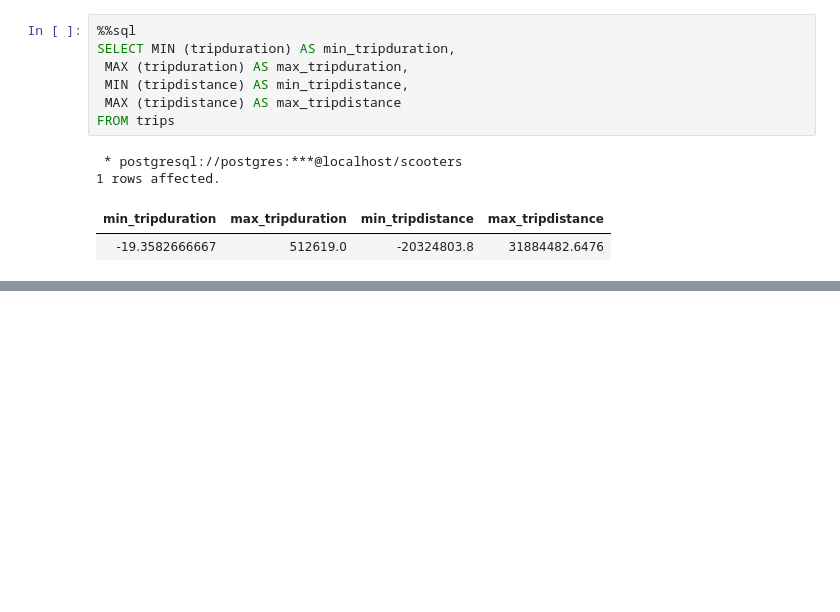
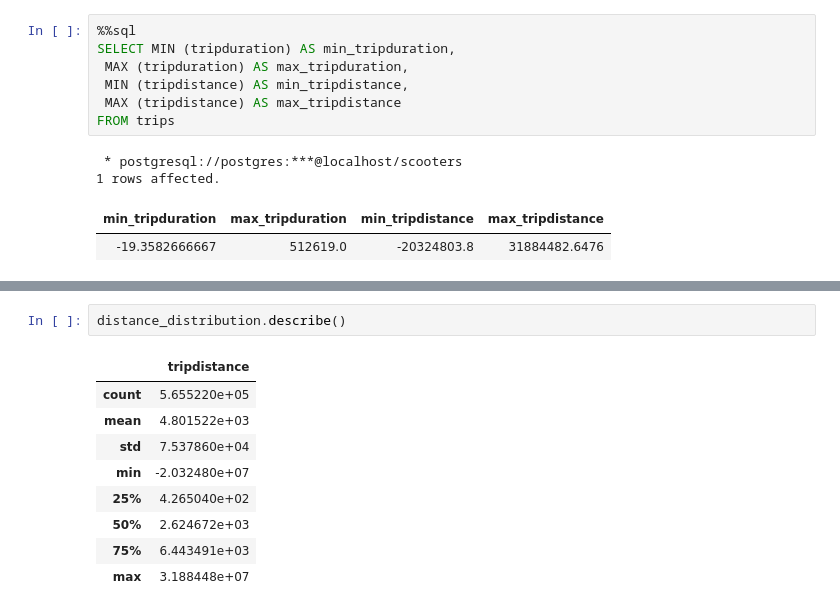
Before and after one commit to NSS-Data-Analytics-Cohort-10/scooters-group-2, a Jupyter notebook: notebooks/scooters1.ipynb, the cells around one changed output, grey strips where cells are left out. Cells and saved outputs as stored; diff of their text form; blank space fills up the shorter version.

```diff
--- a/notebooks/scooters1.ipynb
+++ b/notebooks/scooters1.ipynb
@@ -131,0 +149,12 @@ FROM trips
+# %%
+distance_distribution.describe()
+# %% [output]
+|  | tripdistance |
+| count | 5.655220e+05 |
+| mean | 4.801522e+03 |
+| std | 7.537860e+04 |
+| min | -2.032480e+07 |
+| 25% | 4.265040e+02 |
+| 50% | 2.624672e+03 |
+| 75% | 6.443491e+03 |
+| max | 3.188448e+07 |
```
Also changed, not shown: parts of 8 cells of this notebook.
